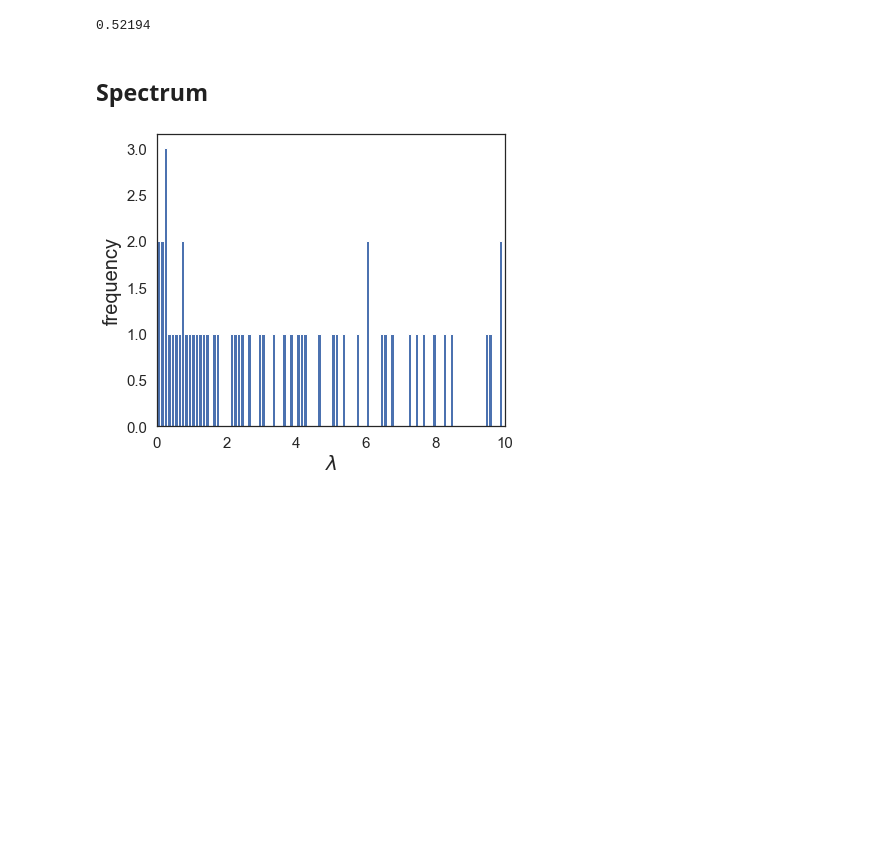
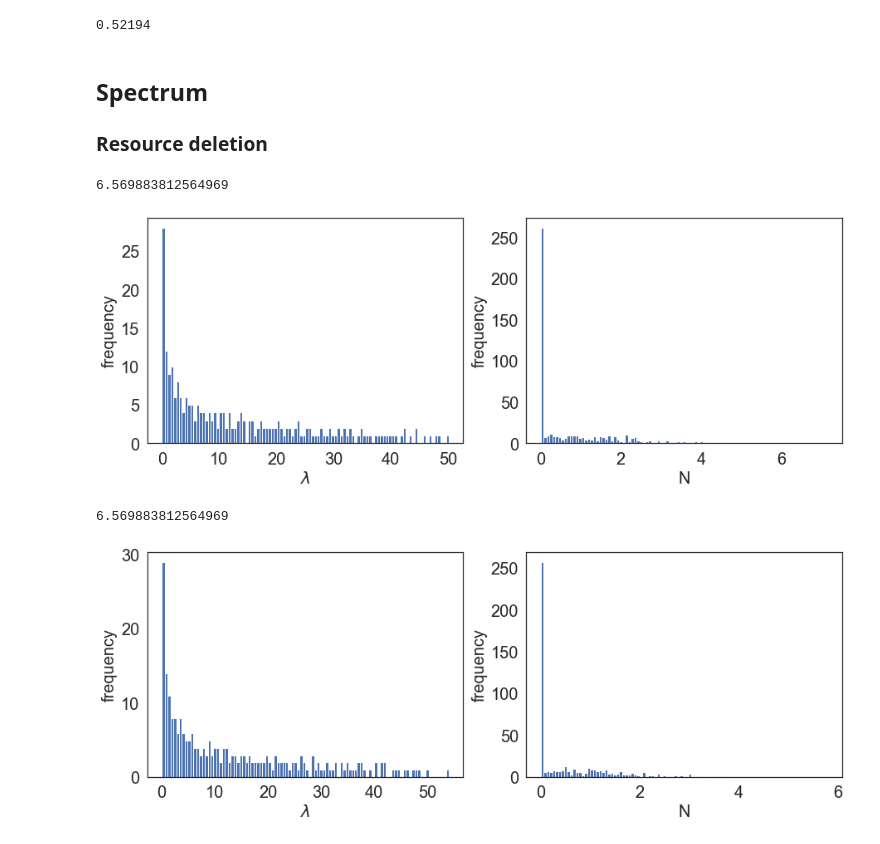
Before and after one commit to Emergent-Behaviors-in-Biology/typical-random-ecosystems, a Jupyter notebook: Plot_paper.ipynb, the cells around one changed output. Cells and saved outputs as stored; diff of their text form; code cells hidden in the pictures; blank space fills up the shorter version.

```diff
--- a/Plot_paper.ipynb
+++ b/Plot_paper.ipynb
@@ -458,15 +458,15 @@ for i in range(3):
             #ax.set_title(r'Self-renewing dynamics',fontsize=15)
             ax.legend(loc='lower left',bbox_to_anchor=(0.01, 0.10, 0.6, 0.6),prop={'size':20})
         if i==1:
-            ax.plot(data['epsilon'][indices],data['mean_N_s'][indices],linestyle='dashed', alpha=0.7, label=Legend[j],linewidth=2,c=color[j])
-            ax.errorbar(data['epsilon'][indices], data['mean_N_s'][indices], yerr=data['mean_N_s_bar'][indices], label='_nolegend_', fmt='o',ecolor=color[j],c=color[j],linewidth=2)
+            ax.plot(data['epsilon'][indices],data['mean_N'][indices],linestyle='dashed', alpha=0.7, label=Legend[j],linewidth=2,c=color[j])
+            ax.errorbar(data['epsilon'][indices], data['mean_N'][indices], yerr=data['mean_N_bar'][indices], label='_nolegend_', fmt='o',ecolor=color[j],c=color[j],linewidth=2)
             ax.set_ylim([0, 1.5])
             ax.set_ylabel(r'$\left<N\right>$',fontsize=20)
             #ax.set_title(r'Self-renewing dynamics',fontsize=15)
             #ax.legend(loc='lower left',bbox_to_anchor=(0.01, 0.17, 0.6, 0.6))
         if i==2:
-            ax.plot(data['epsilon'][indices],data['q_N_s'][indices],linestyle='dashed', alpha=0.7, label=Legend[j],linewidth=2,c=color[j])
-            ax.errorbar(data['epsilon'][indices], data['q_N_s'][indices], yerr=data['q_N_s_bar'][indices], label='_nolegend_', fmt='o',ecolor=color[j],c=color[j],linewidth=2)
+            ax.plot(data['epsilon'][indices],data['q_N'][indices],linestyle='dashed', alpha=0.7, label=Legend[j],linewidth=2,c=color[j])
+            ax.errorbar(data['epsilon'][indices], data['q_N'][indices], yerr=data['q_N_bar'][indices], label='_nolegend_', fmt='o',ecolor=color[j],c=color[j],linewidth=2)
             ax.set_ylim([0,5.])
             ax.set_ylabel(r'$\left<N^2\right>$',fontsize=20)
             #ax.set_title(r'Self-renewing dynamics',fontsize=15)
@@ -509,16 +509,16 @@ for i in range(3):
             #ax.set_title(r'Self-renewing dynamics',fontsize=15)
             ax.legend(loc='lower left',bbox_to_anchor=(0.01, 0.10, 0.6, 0.6),prop={'size':20})
         if i==1:
-            ax.plot(data['epsilon'][indices],data['mean_N_s'][indices],linestyle='dashed', alpha=0.7, label=Legend[j],linewidth=2,c=color[j])
-            ax.errorbar(data['epsilon'][indices], data['mean_N_s'][indices], yerr=data['mean_N_s_bar'][indices], label='_nolegend_', fmt='o',ecolor=color[j],c=color[j],linewidth=2)
+            ax.plot(data['epsilon'][indices],data['mean_N'][indices],linestyle='dashed', alpha=0.7, label=Legend[j],linewidth=2,c=color[j])
+            ax.errorbar(data['epsilon'][indices], data['mean_N'][indices], yerr=data['mean_N_bar'][indices], label='_nolegend_', fmt='o',ecolor=color[j],c=color[j],linewidth=2)
             ax.set_ylim([0, 1.5])
             ax.set_ylabel(r'$\left<N\right>$',fontsize=20)
             #ax.set_title(r'Self-renewing dynamics',fontsize=15)
             #ax.legend(loc='lower left',bbox_to_anchor=(0.01, 0.17, 0.6, 0.6))
         if i==2:
-            ax.plot(data['epsilon'][indices],data['q_N_s'][indices],linestyle='dashed', alpha=0.7, label=Legend[j],linewidth=2,c=color[j])
-            ax.errorbar(data['epsilon'][indices], data['q_N_s'][indices], yerr=data['q_N_s_bar'][indices], label='_nolegend_', fmt='o',ecolor=color[j],c=color[j],linewidth=2)
-            ax.set_ylim([0,3.])
+            ax.plot(data['epsilon'][indices],data['q_N'][indices],linestyle='dashed', alpha=0.7, label=Legend[j],linewidth=2,c=color[j])
+            ax.errorbar(data['epsilon'][indices], data['q_N'][indices], yerr=data['q_N_bar'][indices], label='_nolegend_', fmt='o',ecolor=color[j],c=color[j],linewidth=2)
+            ax.set_ylim([0,1.5])
             ax.set_ylabel(r'$\left<N^2\right>$',fontsize=20)
             #ax.set_title(r'Self-renewing dynamics',fontsize=15)
             #ax.legend(loc='lower left',bbox_to_anchor=(0.01, 0.17, 0.6, 0.6))
@@ -1077,25 +1081,44 @@ print(np.count_nonzero(Ns)/np.count_nonzero(Rs))
 0.52194
 # %% [markdown]
 ## Spectrum
+### Resource deletion
 # %%
+from numpy import linalg as LA
 A_type='gaussian'
 B_type='identity'
 mu=0.0
-sigc=100.
+sigc=5.
 k=1.0
-filename='Abundance_data_single/RN_org_'+A_type +'_'+B_type+'_sigc_'+str(sigc)+'_mu_'+str(mu)+'_k_'+str(k) +'.pkl'
-n_bins=1000
-Rs, Ns, Lams= pickle.load( open( filename, "rb" ) )
-fig, ax1 = plt.subplots(1,1,figsize=(6,5))
-ax1.xaxis.set_tick_params(labelsize=15)
-ax1.yaxis.set_tick_params(labelsize=15)
-# We can set the number of bins with the `bins` kwarg
-ax1.hist(Lams,bins = np.linspace(0,100,n_bins))
-ax1.set_xlabel('$\lambda$',fontsize=20)
-ax1.set_ylabel('frequency',fontsize=20)
-ax1.set_xlim([0,10.])
-fig.tight_layout()
-fig_name='Fig_NR_org'+str(sigc)+'.pdf'
-fig.savefig(fig_name, dpi=300, transparent=True)
+filename='Abundance_data_500/Clam_org_'+A_type +'_'+B_type+'_sigc_'+str(sigc)+'_mu_'+str(mu)+'_k_'+str(k) +'.pkl'
+Lams, C, C_del= pickle.load( open( filename, "rb" ) )
+
+filename='Abundance_data_500/CRN_org_'+A_type +'_'+B_type+'_sigc_'+str(sigc)+'_mu_'+str(mu)+'_k_'+str(k) +'.pkl'
+R_del, N_del= pickle.load( open( filename, "rb" ) )
+for i in [3,5]:
+    n_bins=100
+    fig, [ax1,ax2] = plt.subplots(1,2,figsize=(15,5))
+    C1=C_del[i]
+    ls=np.real(LA.eigvals(np.dot(C1,C1.transpose())))
+    ax1.xaxis.set_tick_params(labelsize=20)
+    ax1.yaxis.set_tick_params(labelsize=20)
+    ax1.hist(ls,n_bins)
+    ax1.set_xlabel('$\lambda$',fontsize=20)
+    ax1.set_ylabel('frequency',fontsize=20)
+    #ax1.set_xlim([0,2])
+
+    ax2.xaxis.set_tick_params(labelsize=20)
+    ax2.yaxis.set_tick_params(labelsize=20)
+    ax2.hist(N_del[i],bins =np.linspace(0,np.amax(N_del[i])+1, n_bins))
+    ax2.set_xlabel('N',fontsize=20)
+    ax2.set_ylabel('frequency',fontsize=20)
+    #ax2.set_xlim([0,np.amax(N_del[i])+1])
+    print(np.amax(N_del))
+    plt.show()
+    fig.tight_layout()
+    fig_name='resource_deletion'+str(i)+'.pdf'
+    fig.savefig(fig_name, dpi=300, transparent=True)
 # %% [output]
+6.569883812564969
-[figure, old version]
+[figure, new version]
+6.569883812564969
+[figure, added]
```
Also changed, not shown: parts of 11 cells of this notebook, 52 other files.
